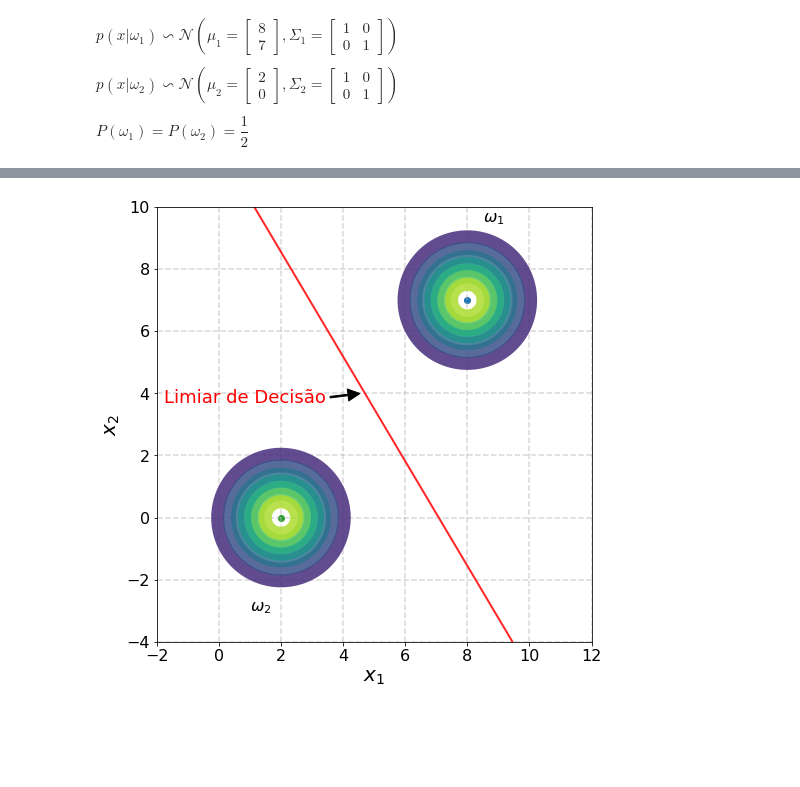
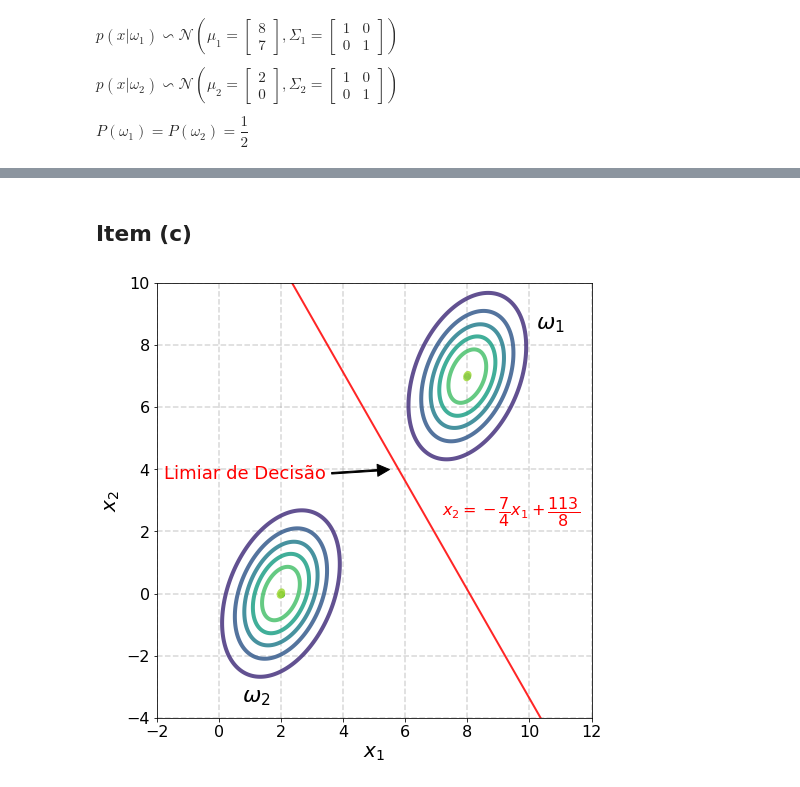
Before and after one commit to titocaco/disciplina_ml, a Jupyter notebook: ml_prova_5.ipynb, the cells around one changed output, grey strips where cells are left out. Drawn from its saved outputs; the diff is of its cells as text; code cells hidden in the pictures; blank space fills up the shorter version.

Commit message:
Item (c), correções do item (b) e adaptações gerais da Questão 5.

```diff
--- a/ml_prova_5.ipynb
+++ b/ml_prova_5.ipynb
@@ -83,3 +151,5 @@ plt.show()
+# %% [markdown]
+## Item (c)
 # %%
 x, y = np.mgrid[-2:12.01:0.01, -4:10.01:0.01]
 pos = np.dstack((x, y))
@@ -87,8 +157,8 @@ pos = np.dstack((x, y))
 mu1 = [8, 7]
 mu2 = [2, 0]
 
-epsilon1 = [[1, 0], [0, 1]]
-epsilon2 = [[1, 0], [0, 1]]
+epsilon1 = [[1, 0.5], [0.5, 2]]
+epsilon2 = [[1, 0.5], [0.5, 2]]
 
 plt.figure(figsize=(10, 8))
 plt.axes().set_aspect('equal')
@@ -97,46 +167,48 @@ plt.scatter(mu1[0], mu1[1], color='C0')
 plt.scatter(mu2[0], mu2[1], color='C2')
 
 rv1 = multivariate_normal(mu1, epsilon1)
-plt.annotate(r'$\omega_{1}$', xy=(8.5, 9.50), fontsize=16)
+plt.annotate(r'$\omega_{1}$', xy=(10.2, 8.50), fontsize=22)
 rv2 = multivariate_normal(mu2, epsilon2)
-plt.annotate(r'$\omega_{2}$', xy=(1.0, -3.0), fontsize=16)
+plt.annotate(r'$\omega_{2}$', xy=(0.75, -3.5), fontsize=22)
 
-plt.contour(x, y, rv1.pdf(pos), linewidths=13, alpha=0.85)
+plt.contour(x, y, rv1.pdf(pos), linewidths=4, alpha=0.85)
 # plt.contourf(x, y, rv1.pdf(pos))
 
-plt.contour(x, y, rv2.pdf(pos), linewidths=13, alpha=0.85)
+plt.contour(x, y, rv2.pdf(pos), linewidths=4, alpha=0.85)
 # plt.contourf(x, y, rv2.pdf(pos))
 
 # plt.colorbar()
 
-a = -32/19
-b = 453/38
+a = -7/4
+b = 113/8
 
 x1 = np.linspace(-2, 12, 10000, endpoint=True)
 x2 = a * x1 + b
 plt.plot(x1, x2, LineWidth=2, linestyle='-', color='red', alpha=0.85)
 
 plt.annotate('Limiar de Decisão',
-             xy=(4.6, 4),
+             xy=(5.6, 4),
              xytext=(-1.75, 3.7),
              arrowprops=dict(facecolor='black',
                              shrink=0.05,
                              width=1.5,
                              edgecolor='black'),
              color='red',
              fontsize=18)
+
+plt.annotate(r'$x_{2} = -\dfrac{7}{4}x_{1} + \dfrac{113}{8}$', xy=(7.2, 2.5), fontsize=16, color='red')
 
 plt.xticks(fontsize=16)
 plt.yticks(fontsize=16)
 plt.xlabel(r'$x_{1}$', fontsize=20)
 plt.ylabel(r'$x_{2}$', fontsize=20)
 plt.xlim(-2, 12)
 plt.ylim(-4, 10)
 
 plt.grid(True, linestyle='--', linewidth=1.5, alpha=0.5)
 
-plt.savefig('ml_prova_05b.pdf', formar='pdf', dpi=300, transparent=True, bbox_inches='tight')
+plt.savefig('ml_prova_05c.pdf', formar='pdf', dpi=300, transparent=True, bbox_inches='tight')
 
 plt.show()
 # %% [output]
-[figure, old version]
+[figure, new version]
```
Also changed, not shown: parts of 4 cells of this notebook.
